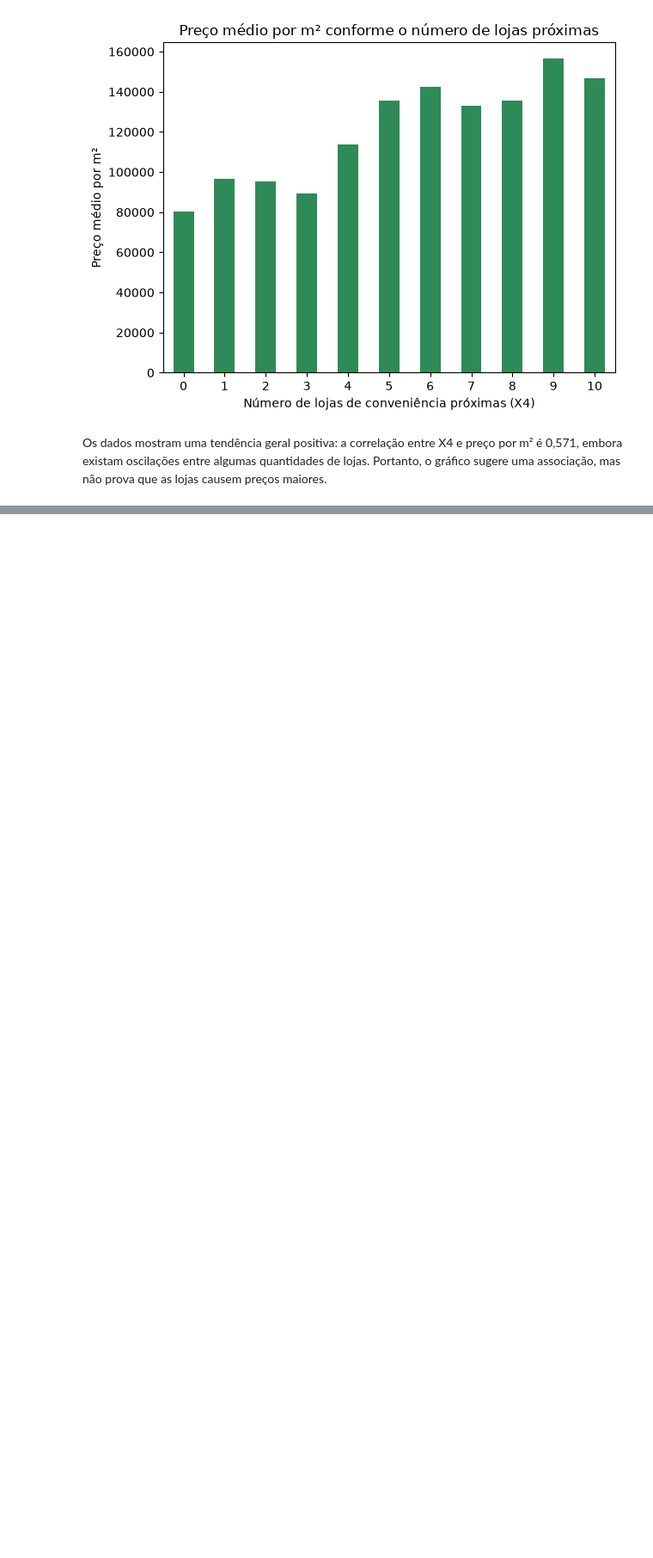
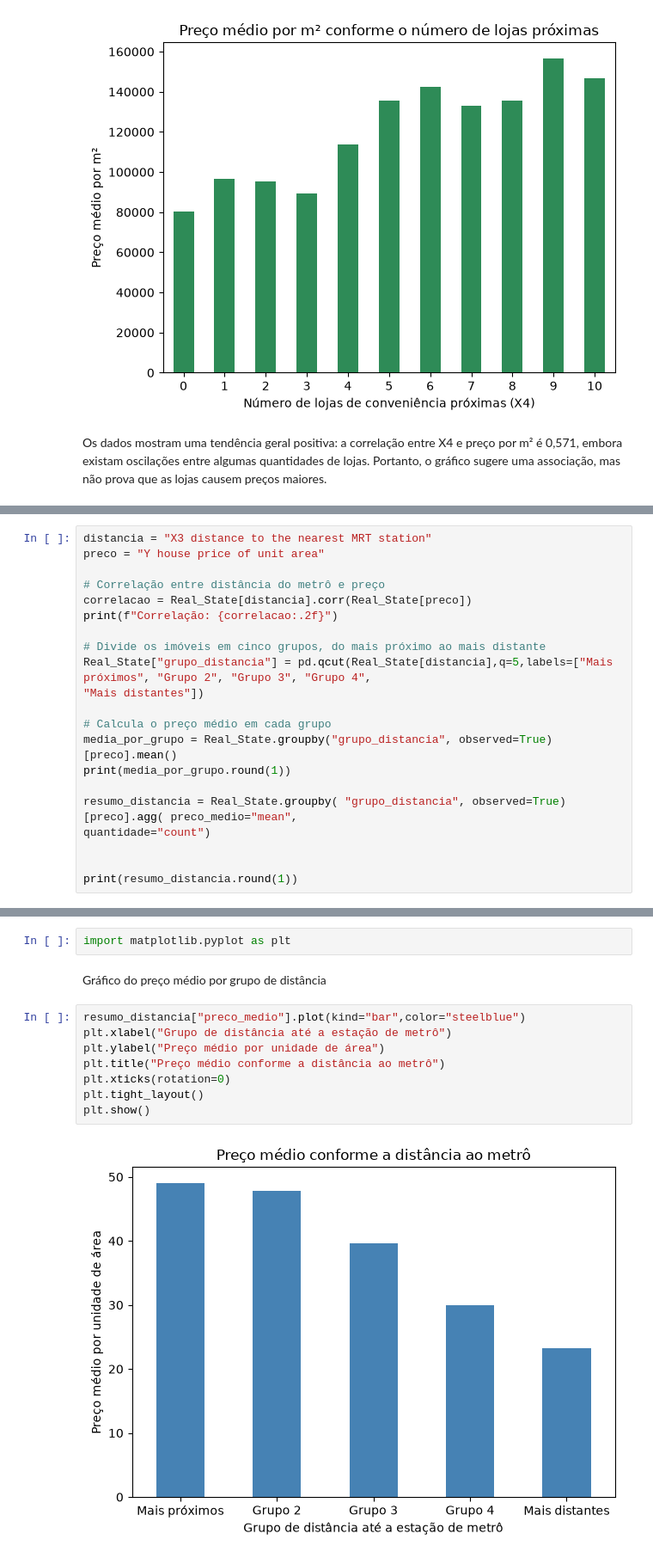
Before and after one commit to fabiojangelni/Projeto_turma_1715, a Jupyter notebook: projeto.ipynb, the cells around one changed output, grey strips where cells are left out. Shown at 86% size. Cells and saved outputs as stored; diff of their text form; blank space fills up the shorter version.

```diff
--- a/projeto.ipynb
+++ b/projeto.ipynb
@@ -226,0 +304,21 @@ Os dados mostram uma tendência geral positiva: a correlação entre X4 e preço
+# %%
+distancia = "X3 distance to the nearest MRT station"
+preco = "Y house price of unit area"
+
+# Correlação entre distância do metrô e preço
+correlacao = Real_State[distancia].corr(Real_State[preco])
+print(f"Correlação: {correlacao:.2f}")
+
+# Divide os imóveis em cinco grupos, do mais próximo ao mais distante
+Real_State["grupo_distancia"] = pd.qcut(Real_State[distancia],q=5,labels=["Mais próximos", "Grupo 2", "Grupo 3", "Grupo 4",
+"Mais distantes"])
+
+# Calcula o preço médio em cada grupo
+media_por_grupo = Real_State.groupby("grupo_distancia", observed=True)[preco].mean()
+print(media_por_grupo.round(1))
+
+resumo_distancia = Real_State.groupby( "grupo_distancia", observed=True)[preco].agg( preco_medio="mean",
+quantidade="count")
+
+
+print(resumo_distancia.round(1))
@@ -226,0 +341,14 @@ Os dados mostram uma tendência geral positiva: a correlação entre X4 e preço
+# %%
+import matplotlib.pyplot as plt
+# %% [markdown]
+Gráfico do preço médio por grupo de distância
+# %%
+resumo_distancia["preco_medio"].plot(kind="bar",color="steelblue")
+plt.xlabel("Grupo de distância até a estação de metrô")
+plt.ylabel("Preço médio por unidade de área")
+plt.title("Preço médio conforme a distância ao metrô")
+plt.xticks(rotation=0)
+plt.tight_layout()
+plt.show()
+# %% [output]
+[figure, added]
```
Also changed, not shown: parts of 18 cells of this notebook.
